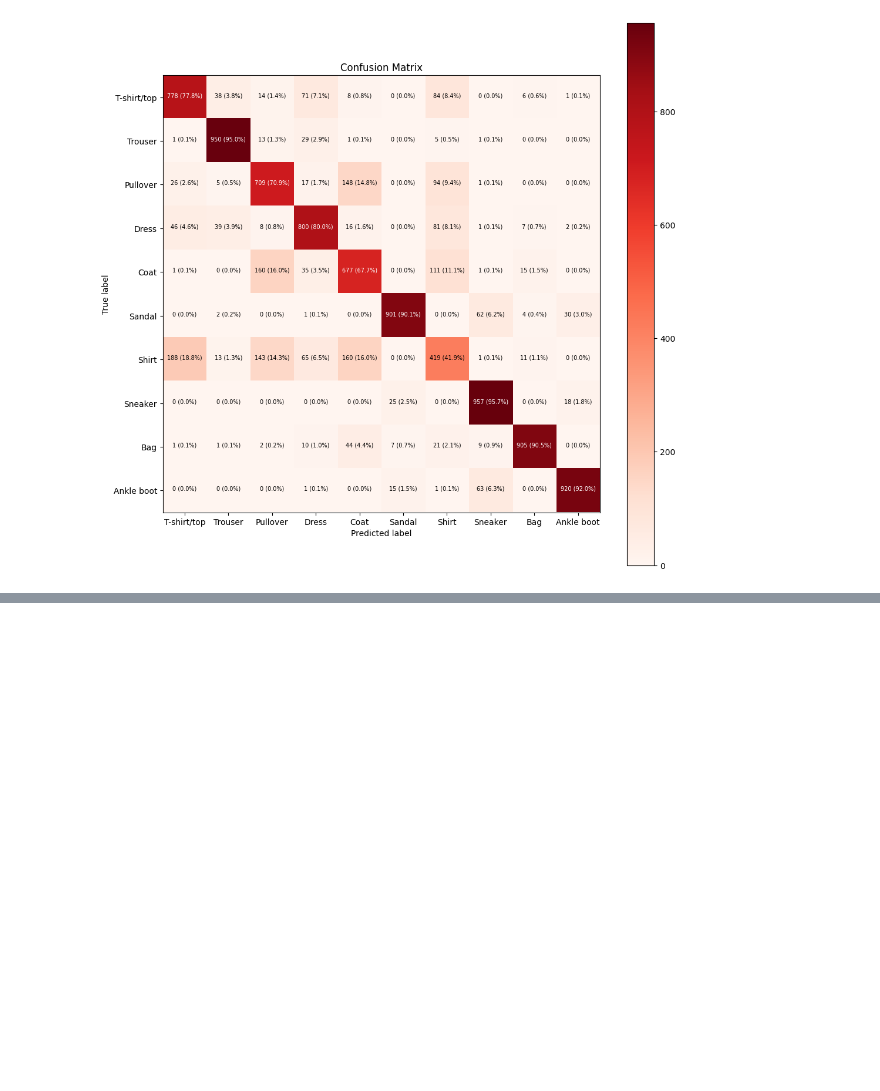
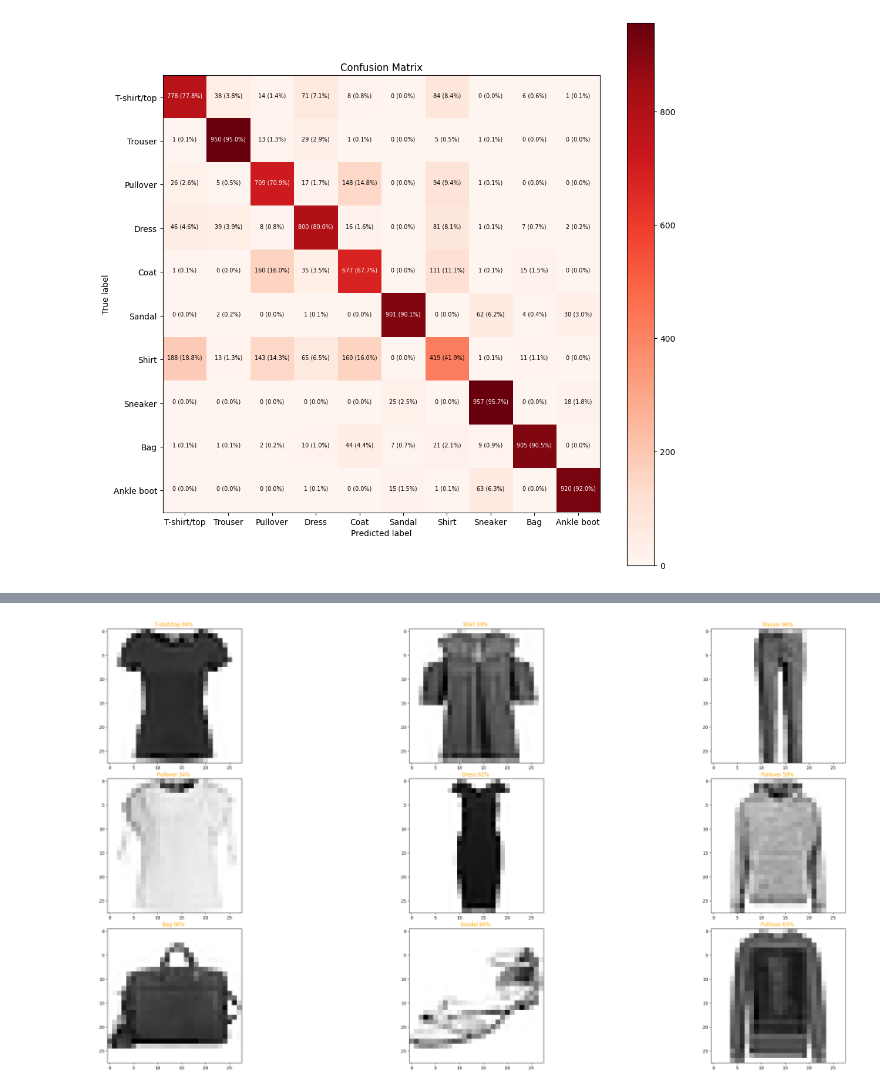
Before and after one commit to onurrtosunn/Deep-Leerning-w-Tensorflow, a Jupyter notebook: Tensorflow-Fundamentals/multi_class_classification.ipynb, the cells around one changed output, grey strips where cells are left out. Drawn from its saved outputs; the diff is of its cells as text; code cells hidden in the pictures; blank space fills up the shorter version.

```diff
--- a/Tensorflow-Fundamentals/multi_class_classification.ipynb
+++ b/Tensorflow-Fundamentals/multi_class_classification.ipynb
@@ -324,0 +345,14 @@ make_confusion_matrix(y_true=test_labels,
+# %%
+selective = 1
+num_rows = 3
+num_cols = 3
+num_images = num_rows*num_cols
+plt.figure(figsize=(5*2*num_cols, 5*num_rows))
+
+for i in range(num_images):
+  plt.subplot(num_rows, 2*num_cols, 2*i+1)
+  plot_predictions(model_4, test_data, test_labels, class_names)
+
+plt.tight_layout(h_pad=1.0)
+plt.show()
+# %% [output]
@@ -324,0 +368 @@ make_confusion_matrix(y_true=test_labels,
+[figure, added]
```
Also changed, not shown: parts of 3 cells of this notebook.
